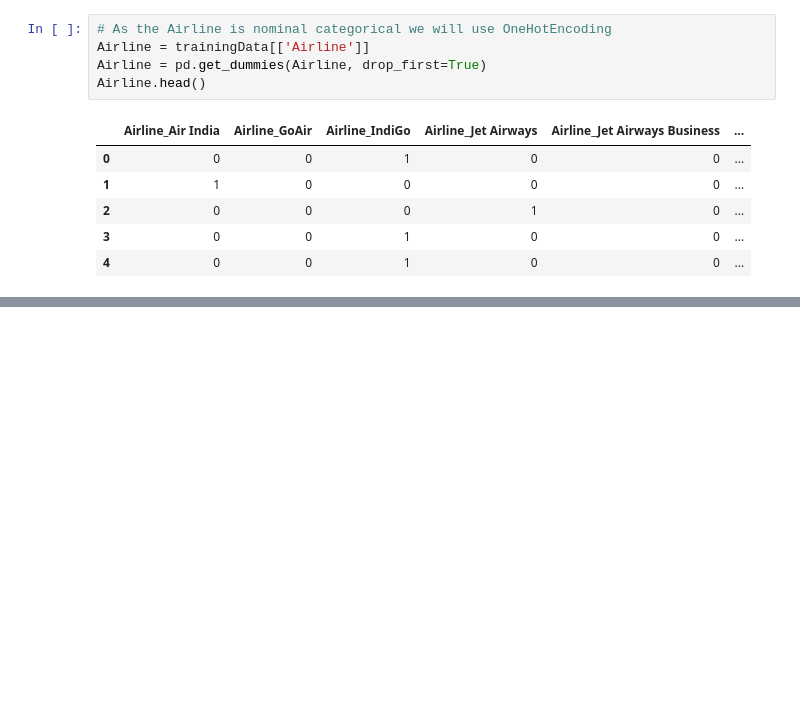
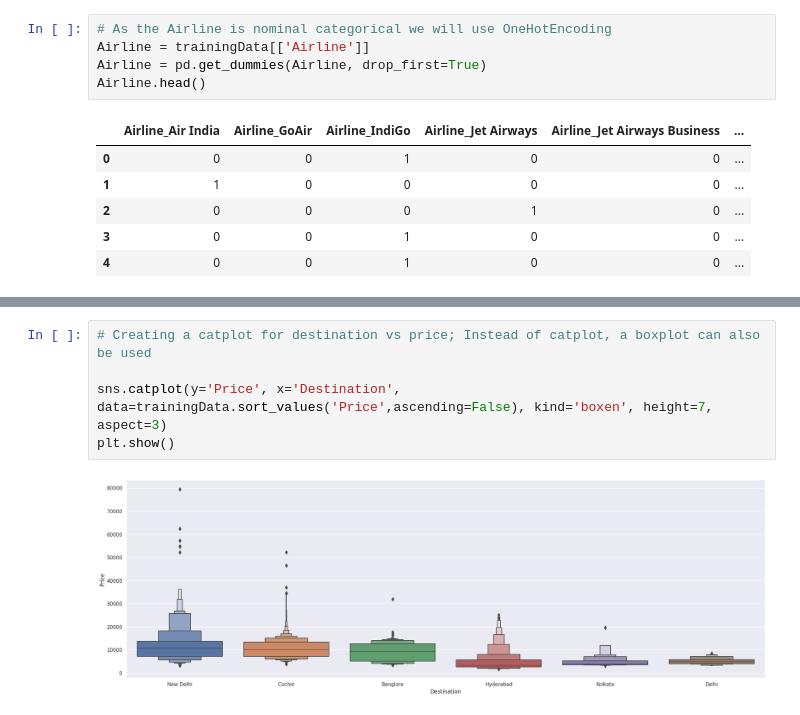
Before and after one commit to MahreenAthar/FlightFarePredictionAndDeployment, a Jupyter notebook: FlightPricePredictionModel.ipynb, the cells around one changed output, grey strips where cells are left out. Cells and saved outputs as stored; diff of their text form; blank space fills up the shorter version.

```diff
--- a/FlightPricePredictionModel.ipynb
+++ b/FlightPricePredictionModel.ipynb
@@ -215,0 +254,7 @@ Airline.head()
+# %%
+# Creating a catplot for destination vs price; Instead of catplot, a boxplot can also be used
+
+sns.catplot(y='Price', x='Destination', data=trainingData.sort_values('Price',ascending=False), kind='boxen', height=7, aspect=3)
+plt.show()
+# %% [output]
+[figure, added]
```
Also changed, not shown: parts of 9 cells of this notebook.
